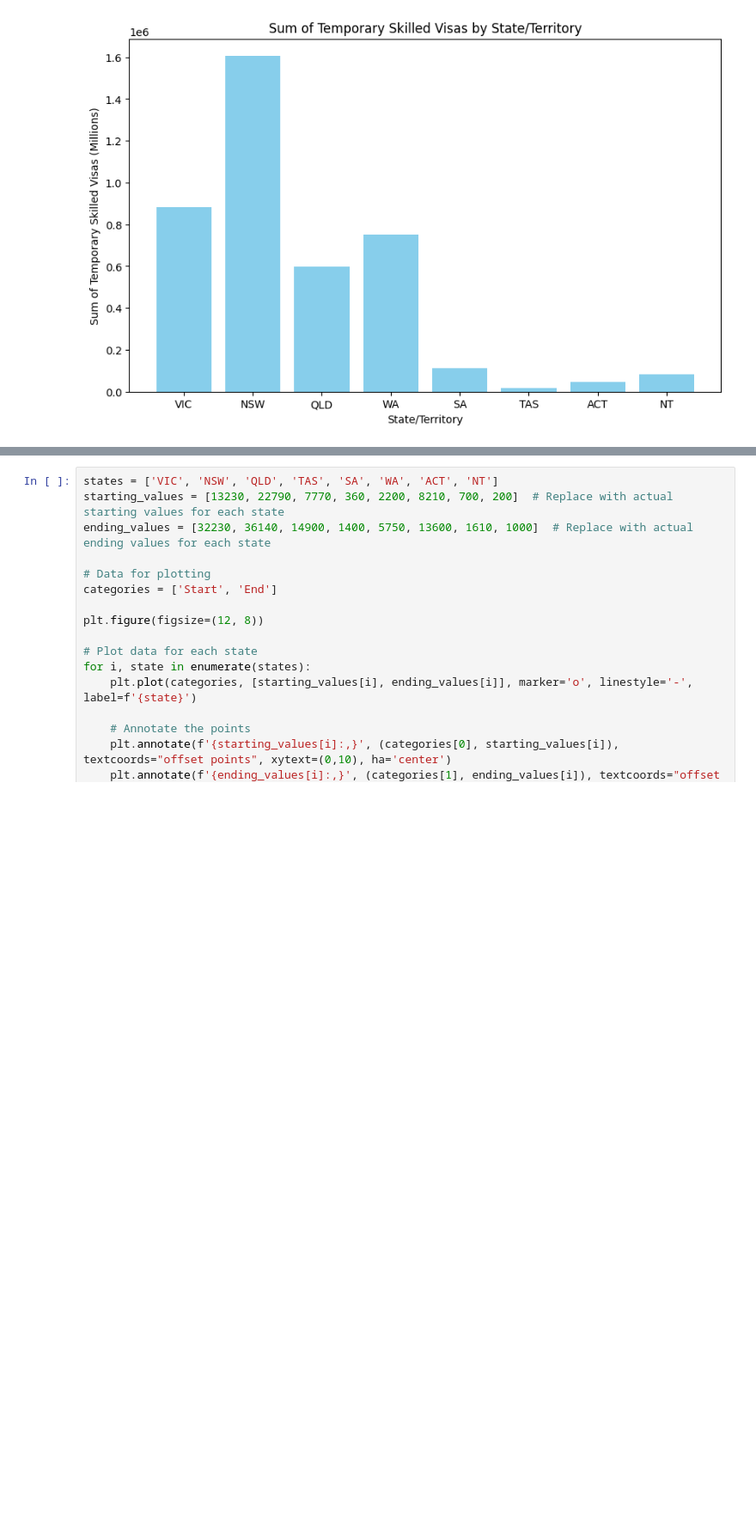
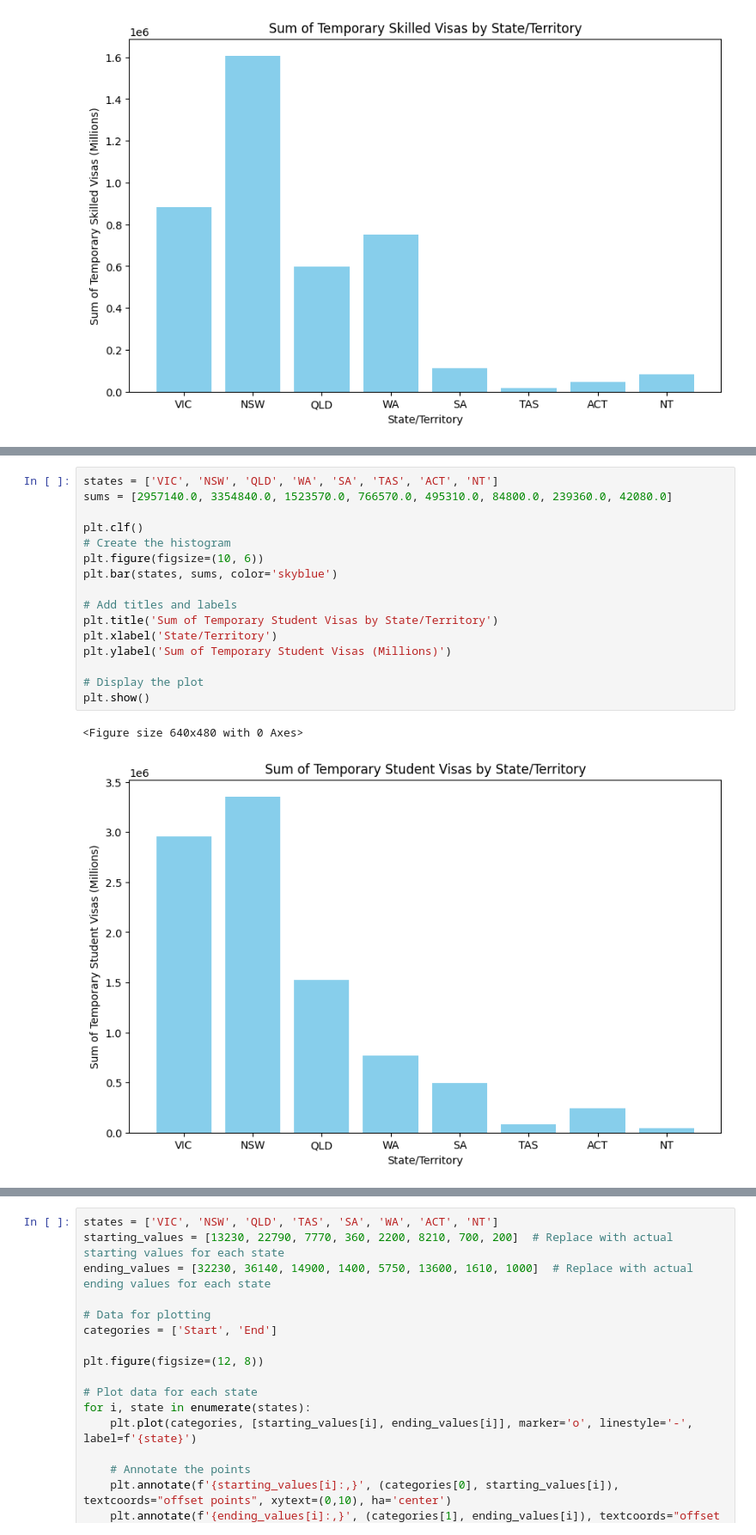
Before and after one commit to amelia-hov/travel_dataproject, a Jupyter notebook: data_introduction/Travel_Data_Project.ipynb, the cells around one changed output, grey strips where cells are left out. Shown at 86% size. Saved outputs shown, nothing was run; the diff lists cells and outputs as text; blank space fills up the shorter version.

```diff
--- a/data_introduction/Travel_Data_Project.ipynb
+++ b/data_introduction/Travel_Data_Project.ipynb
@@ -834,0 +827,19 @@ plt.show()
+# %%
+states = ['VIC', 'NSW', 'QLD', 'WA', 'SA', 'TAS', 'ACT', 'NT']
+sums = [2957140.0, 3354840.0, 1523570.0, 766570.0, 495310.0, 84800.0, 239360.0, 42080.0]
+
+plt.clf()
+# Create the histogram
+plt.figure(figsize=(10, 6))
+plt.bar(states, sums, color='skyblue')
+
+# Add titles and labels
+plt.title('Sum of Temporary Student Visas by State/Territory')
+plt.xlabel('State/Territory')
+plt.ylabel('Sum of Temporary Student Visas (Millions)')
+
+# Display the plot
+plt.show()
+# %% [output]
+<Figure size 640x480 with 0 Axes>
+[figure, added]
```
Also changed, not shown: parts of 22 cells of this notebook.
